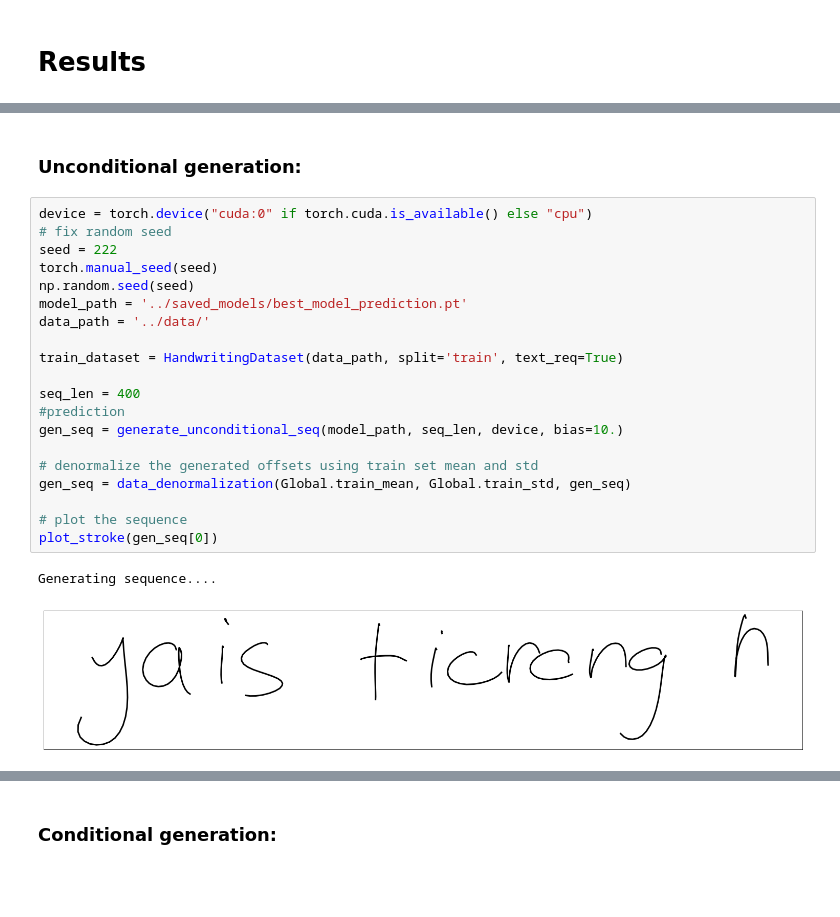
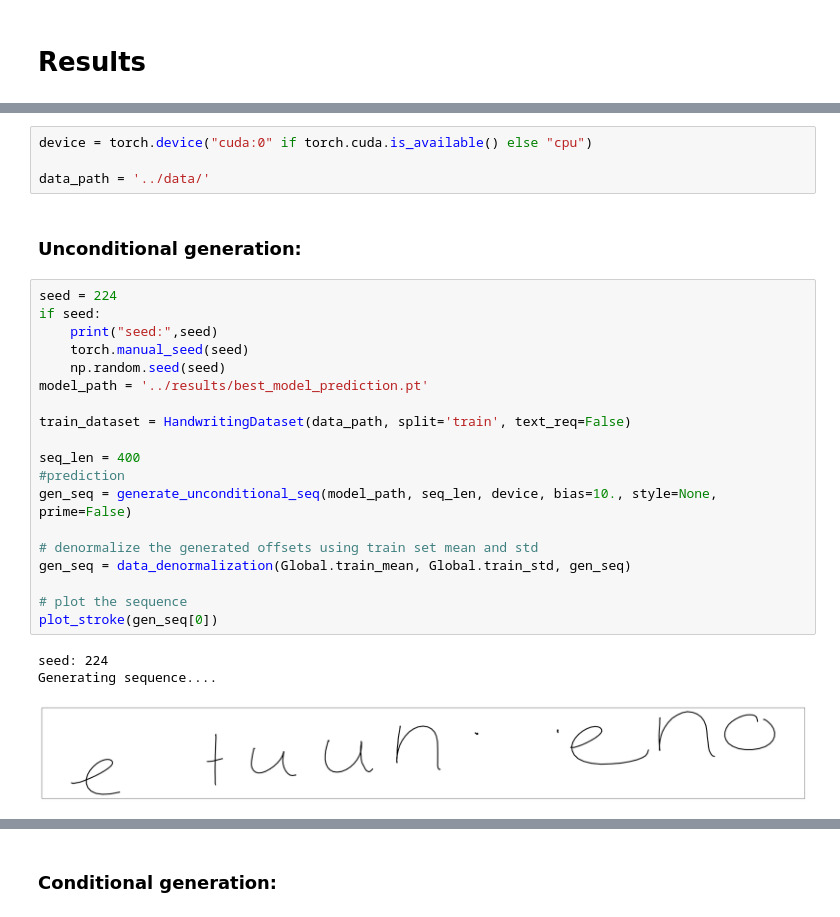
Before and after one commit to swechhasingh/Handwriting-synthesis, a Jupyter notebook: notebooks/results.ipynb, the cells around one changed output, grey strips where cells are left out. Saved outputs shown, nothing was run; the diff lists cells and outputs as text; blank space fills up the shorter version.

```diff
--- a/notebooks/results.ipynb
+++ b/notebooks/results.ipynb
@@ -30,28 +32,32 @@ The backend was *originally* set to 'module://ipykernel.pylab.backend_inline' by
 
 
   matplotlib.use('Agg')
+# %%
+device = torch.device("cuda:0" if torch.cuda.is_available() else "cpu")
+
+data_path = '../data/'
 # %% [markdown]
 ### Unconditional generation:
 # %%
-device = torch.device("cuda:0" if torch.cuda.is_available() else "cpu")
-# fix random seed
-seed = 222
-torch.manual_seed(seed)
-np.random.seed(seed)
-model_path = '../saved_models/best_model_prediction.pt'
-data_path = '../data/'
+seed = 224
+if seed:
+    print("seed:",seed)
+    torch.manual_seed(seed)
+    np.random.seed(seed)
+model_path = '../results/best_model_prediction.pt'
 
-train_dataset = HandwritingDataset(data_path, split='train', text_req=True)
+train_dataset = HandwritingDataset(data_path, split='train', text_req=False)
 
 seq_len = 400
 #prediction
-gen_seq = generate_unconditional_seq(model_path, seq_len, device, bias=10.)
+gen_seq = generate_unconditional_seq(model_path, seq_len, device, bias=10., style=None, prime=False)
 
 # denormalize the generated offsets using train set mean and std
 gen_seq = data_denormalization(Global.train_mean, Global.train_std, gen_seq)
 
 # plot the sequence
 plot_stroke(gen_seq[0])
 # %% [output]
+seed: 224
 Generating sequence....
-[figure, old version]
+[figure, new version]
```
Also changed, not shown: parts of 14 cells of this notebook, 11 other files.
